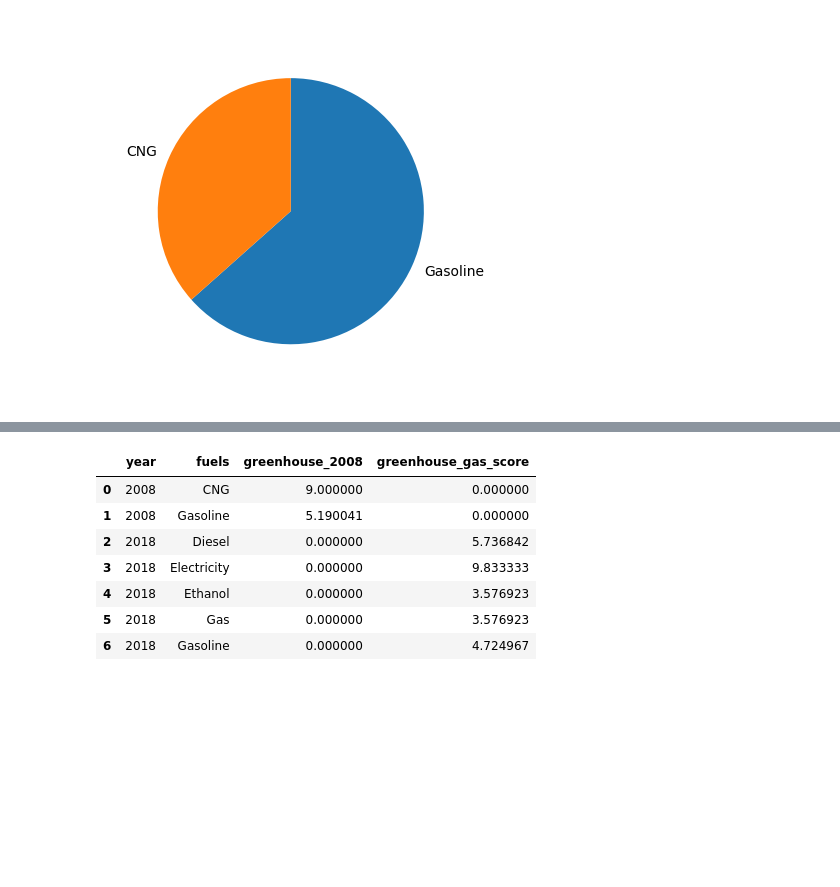
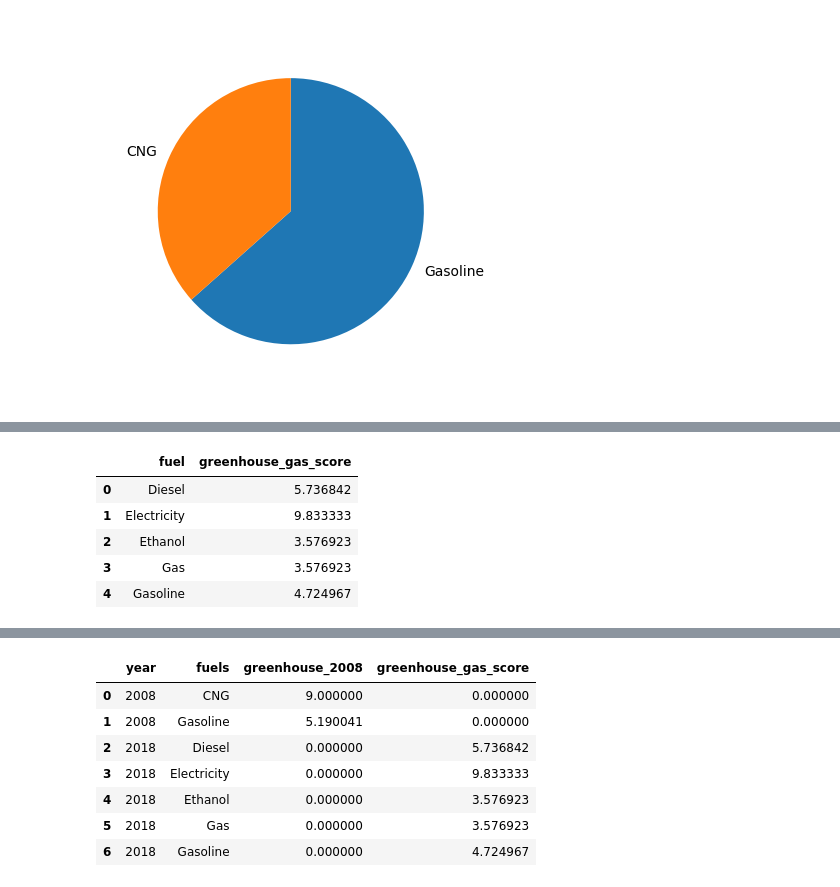
Before and after one commit to AOIshola/Fuel-Economy-Data-Investigation, a Jupyter notebook: fuel_econ.ipynb, the cells around one changed output, grey strips where cells are left out. Drawn from its saved outputs; the diff is of its cells as text; code cells hidden in the pictures; blank space fills up the shorter version.

```diff
--- a/fuel_econ.ipynb
+++ b/fuel_econ.ipynb
@@ -1163,0 +1303,9 @@ ghs_18 = pd.DataFrame(ghs_18)
+# %%
+ghs_18
+# %% [output]
+|  | fuel | greenhouse_gas_score |
+| 0 | Diesel | 5.736842 |
+| 1 | Electricity | 9.833333 |
+| 2 | Ethanol | 3.576923 |
+| 3 | Gas | 3.576923 |
+| 4 | Gasoline | 4.724967 |
```
Also changed, not shown: parts of 93 cells of this notebook.
